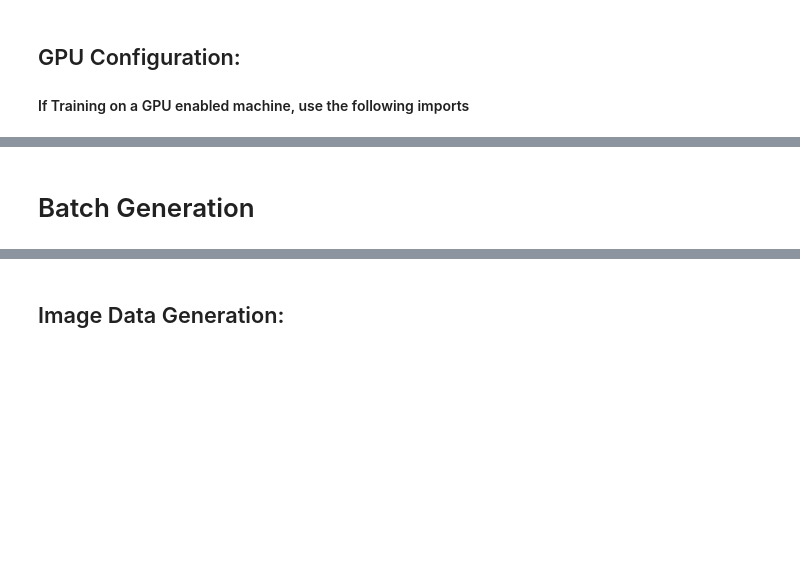
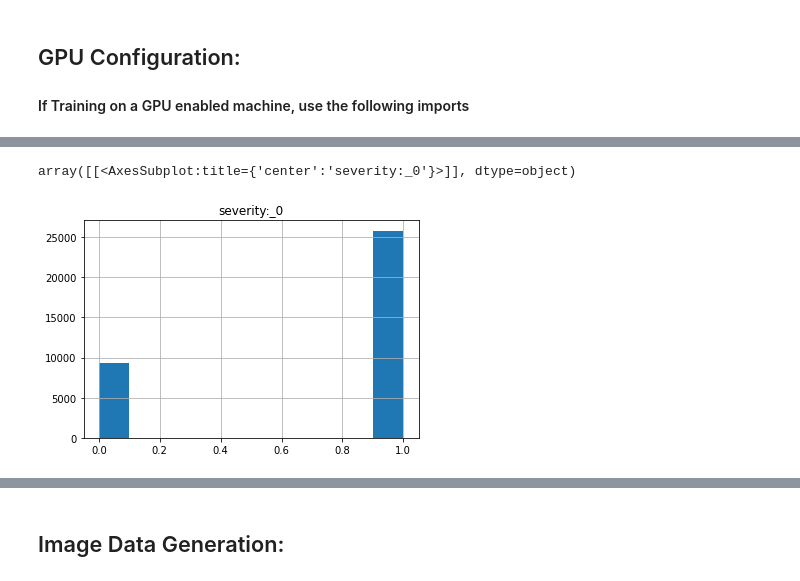
Before and after one commit to CV1430Spring21-Final/APTOS, a Jupyter notebook: inceptionv3_0421_2021.ipynb, the cells around one changed output, grey strips where cells are left out. Cells and saved outputs as stored; diff of their text form; code cells hidden in the pictures; blank space fills up the shorter version.

```diff
--- a/inceptionv3_0421_2021.ipynb
+++ b/inceptionv3_0421_2021.ipynb
@@ -79,5 +123,5 @@ number of images in total -  35108
 # %%
-data_frame = pd.read_csv("../../trainLabels_cropped.csv")
-print('number of images in total - ',len(data_frame))
+data_frame = pd.read_csv(YOUR_PATH_TO_DATA_FOLDER + "trainLabels_cropped.csv")
+
 data_frame.head(10)
 # %% [output]
@@ -178,3 +188,6 @@ retinopathy  severity:_0  severity:_1  severity:_2  severity:_3  severity:_4
 dtype: int64
-# %% [markdown]
-# Batch Generation
+# %%
+pruned_data[['severity:_0']].hist()
+# %% [output]
+array([[<AxesSubplot:title={'center':'severity:_0'}>]], dtype=object)
+[figure, added]
```
Also changed, not shown: parts of 92 cells of this notebook, 2 other files.
